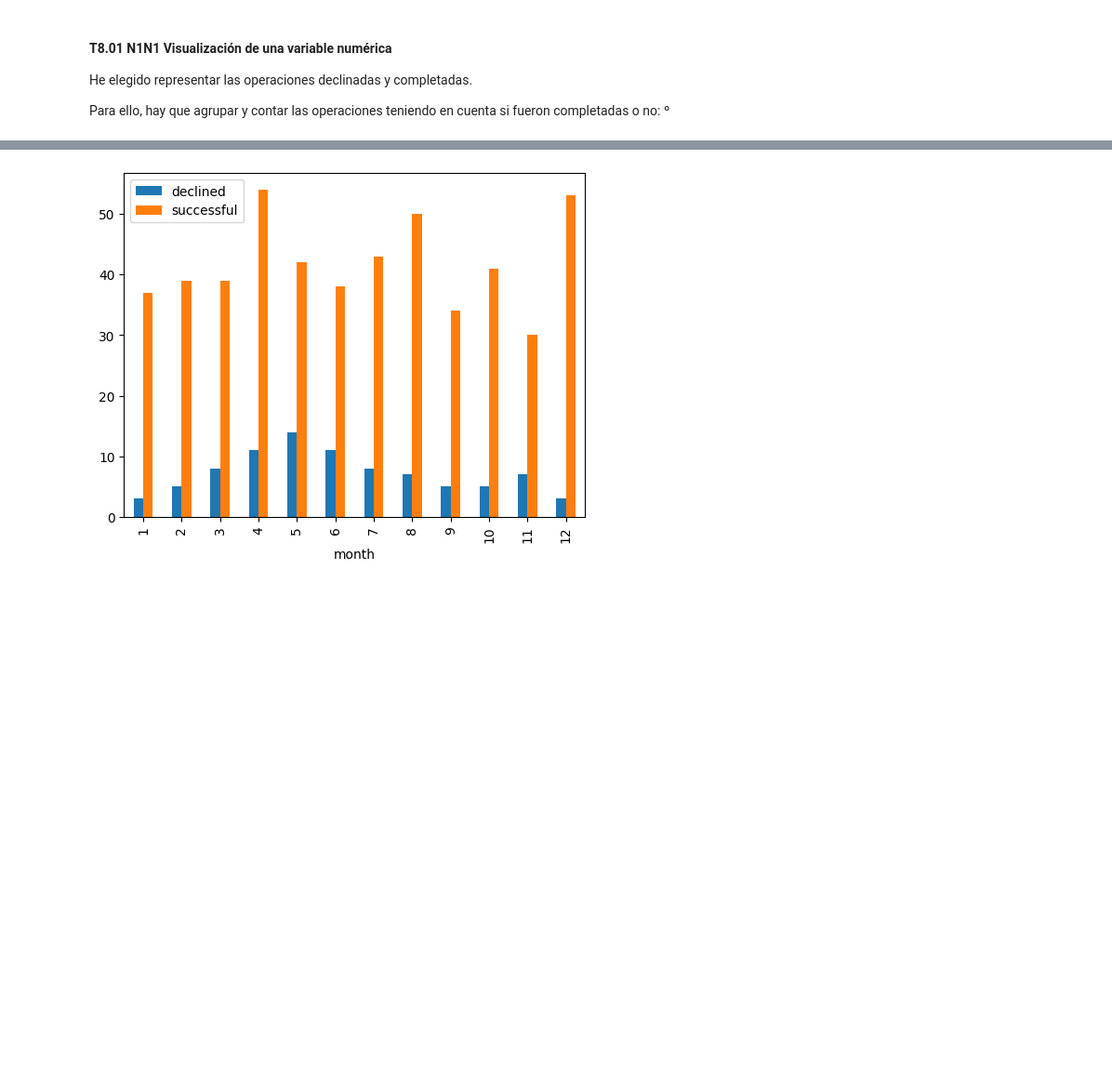
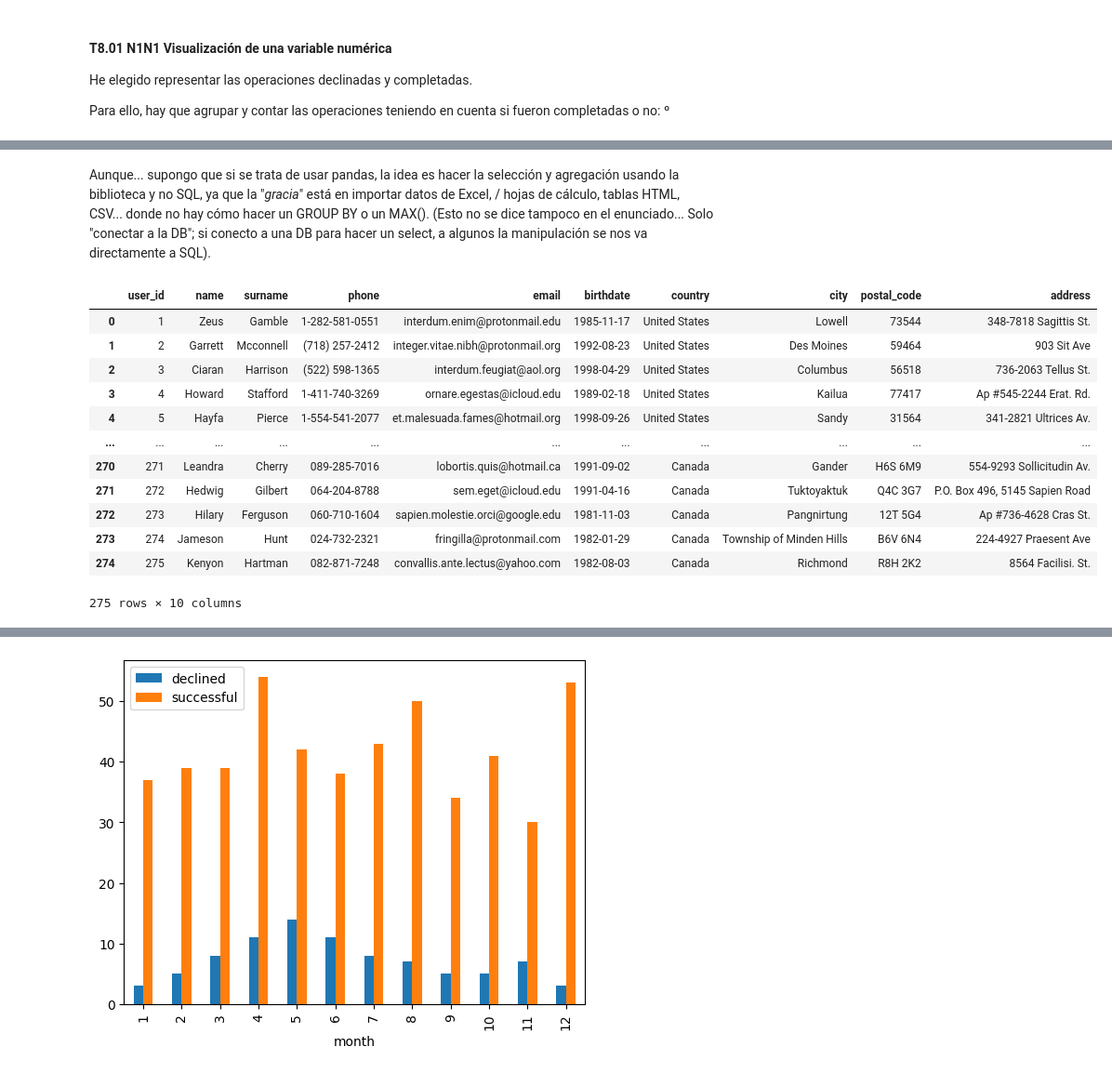
Before and after one commit to mlopezgva/it-academy-mlg, a Jupyter notebook: SPRINT8/Sprint_8.ipynb, the cells around one changed output, grey strips where cells are left out. Shown at 93% size. Drawn from its saved outputs; the diff is of its cells as text; code cells hidden in the pictures; blank space fills up the shorter version.

```diff
--- a/SPRINT8/Sprint_8.ipynb
+++ b/SPRINT8/Sprint_8.ipynb
@@ -14,6 +14,10 @@ def db_connect():
 
     except Exception as e:
         exit("Error:", e)
+
+# Aquí configurando cosas de genéricas de Pandas
+pd.set_option("display.max.columns", None)
+pd.options.mode.copy_on_write = True
 # %% [markdown]
 ## Tarea S08.01
 
@@ -54 +59,29 @@ if db and db.is_connected:
 [figure]
+# %% [markdown]
+Aunque... supongo que si se trata de usar pandas, la idea es hacer la selección y agregación usando la biblioteca y no SQL, ya que la "_gracia_" está en importar datos de Excel, / hojas de cálculo, tablas HTML, CSV... donde no hay cómo hacer un GROUP BY o un MAX().
+(Esto no se dice tampoco en el enunciado... Solo "conectar a la DB"; si conecto a una DB para hacer un select, a algunos la manipulación se nos va directamente a SQL).
+# %%
+db_connect()
+
+# extraer los datos de la DB. Iré añadiendo tablas según las vaya usando...
+if db and db.is_connected:
+    global tr_df, user_df
+    tr_df   = pd.read_sql("SELECT * FROM `transaction`", db)
+    user_df = pd.read_sql("SELECT * FROM `user`", db)
+
+tr_df
+user_df
+# %% [output]
+|  | user_id | name | surname | phone | email | birthdate | country | city | postal_code | address |
+| 0 | 1 | Zeus | Gamble | 1-282-581-0551 | interdum.enim@protonmail.edu | 1985-11-17 | United States | Lowell | 73544 | 348-7818 Sagittis St. |
+| 1 | 2 | Garrett | Mcconnell | (718) 257-2412 | integer.vitae.nibh@protonmail.org | 1992-08-23 | United States | Des Moines | 59464 | 903 Sit Ave |
+| 2 | 3 | Ciaran | Harrison | (522) 598-1365 | interdum.feugiat@aol.org | 1998-04-29 | United States | Columbus | 56518 | 736-2063 Tellus St. |
+| 3 | 4 | Howard | Stafford | 1-411-740-3269 | ornare.egestas@icloud.edu | 1989-02-18 | United States | Kailua | 77417 | Ap #545-2244 Erat. Rd. |
+| 4 | 5 | Hayfa | Pierce | 1-554-541-2077 | et.malesuada.fames@hotmail.org | 1998-09-26 | United States | Sandy | 31564 | 341-2821 Ultrices Av. |
+| ... | ... | ... | ... | ... | ... | ... | ... | ... | ... | ... |
+| 270 | 271 | Leandra | Cherry | 089-285-7016 | lobortis.quis@hotmail.ca | 1991-09-02 | Canada | Gander | H6S 6M9 | 554-9293 Sollicitudin Av. |
+| 271 | 272 | Hedwig | Gilbert | 064-204-8788 | sem.eget@icloud.edu | 1991-04-16 | Canada | Tuktoyaktuk | Q4C 3G7 | P.O. Box 496, 5145 Sapien Road |
+| 272 | 273 | Hilary | Ferguson | 060-710-1604 | sapien.molestie.orci@google.edu | 1981-11-03 | Canada | Pangnirtung | 12T 5G4 | Ap #736-4628 Cras St. |
+| 273 | 274 | Jameson | Hunt | 024-732-2321 | fringilla@protonmail.com | 1982-01-29 | Canada | Township of Minden Hills | B6V 6N4 | 224-4927 Praesent Ave |
+| 274 | 275 | Kenyon | Hartman | 082-871-7248 | convallis.ante.lectus@yahoo.com | 1982-08-03 | Canada | Richmond | R8H 2K2 | 8564 Facilisi. St. |
+275 rows × 10 columns
```
Also changed, not shown: parts of 6 cells of this notebook.
